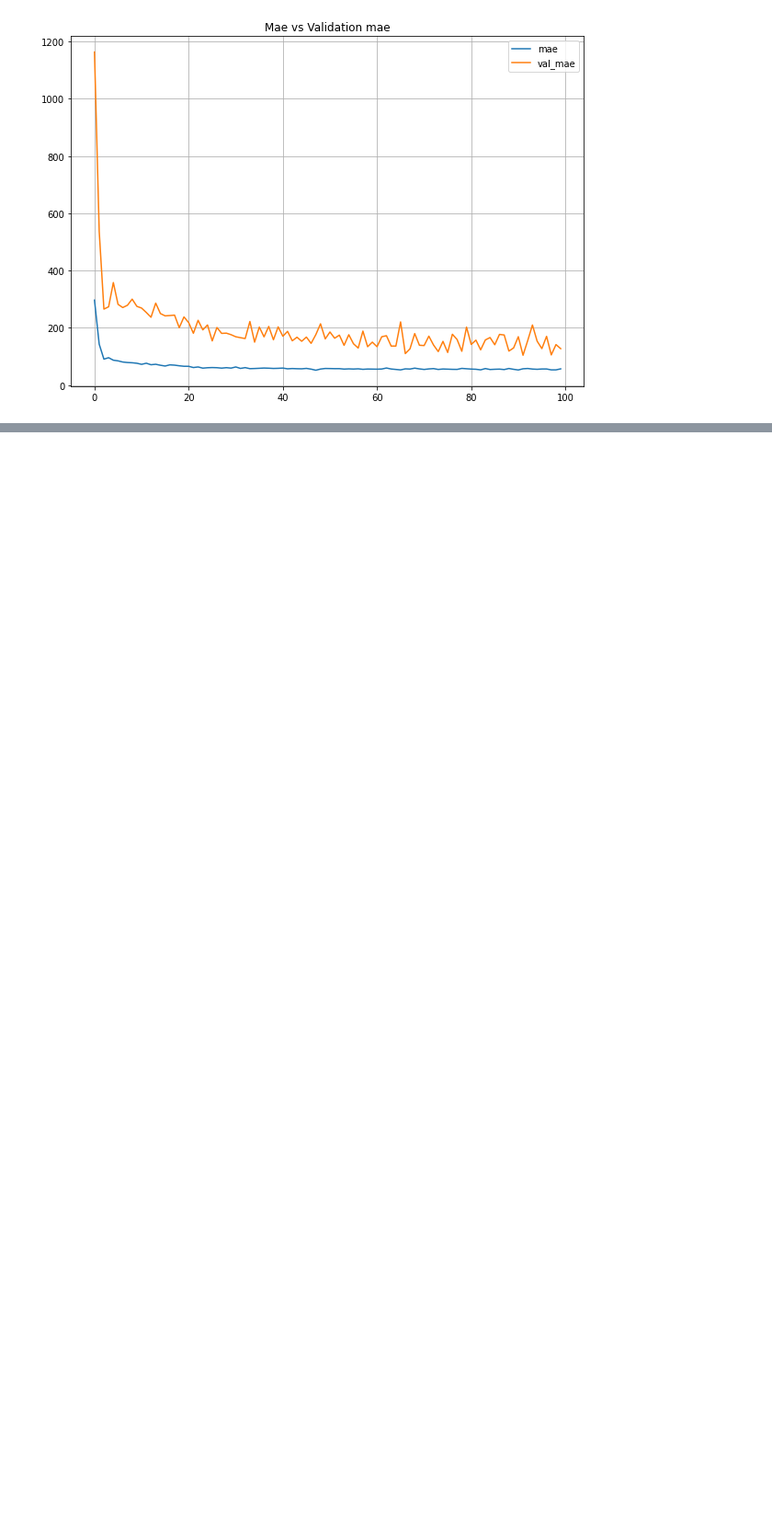
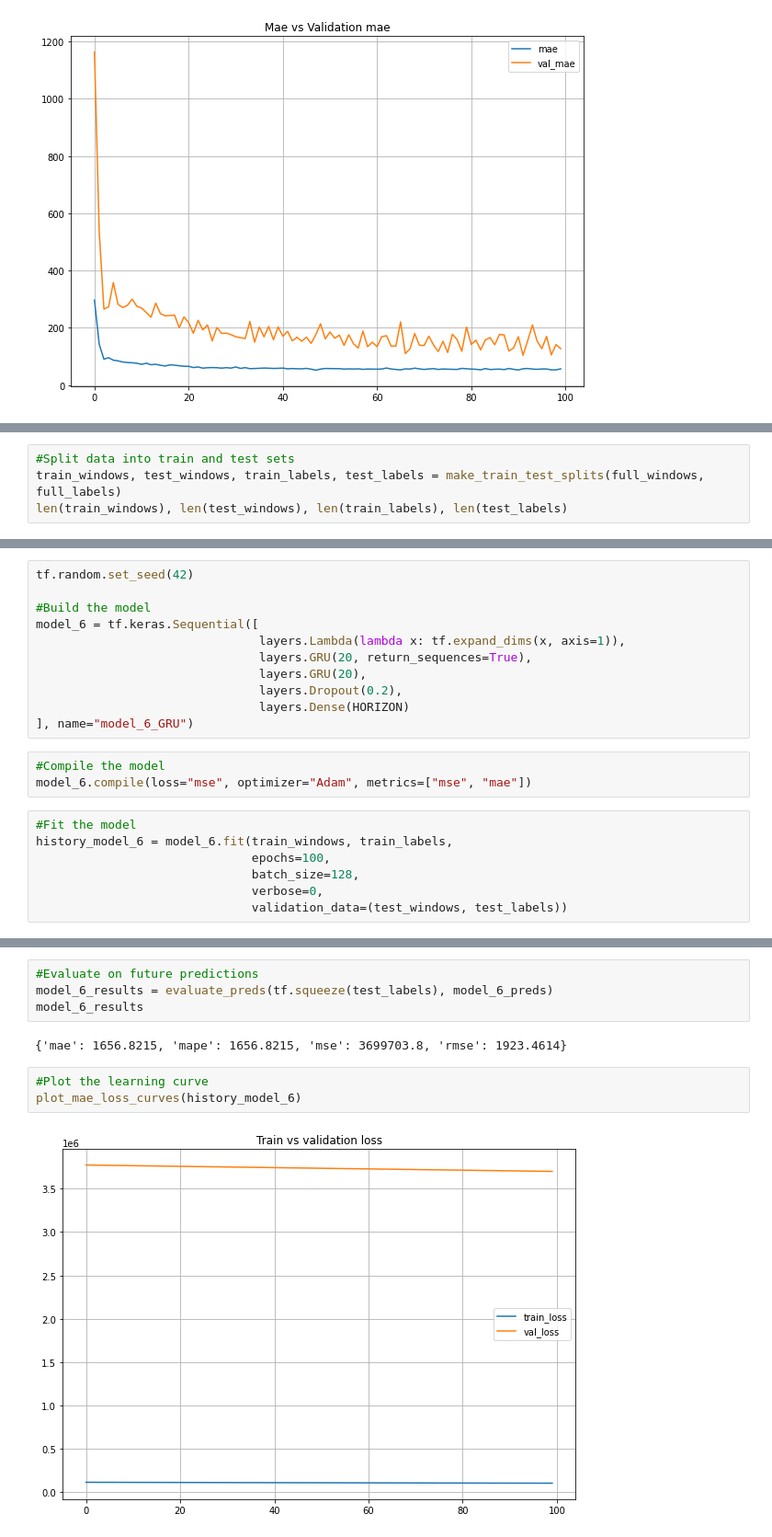
Before and after one commit to schauppi/Udemy_TensorFlow_Developer, a Jupyter notebook: Exam_preparation/Time_series_forecasting_eth_price.ipynb, the cells around one changed output, grey strips where cells are left out. Shown at 92% size. Drawn from its saved outputs; the diff is of its cells as text; blank space fills up the shorter version.

```diff
--- a/Exam_preparation/Time_series_forecasting_eth_price.ipynb
+++ b/Exam_preparation/Time_series_forecasting_eth_price.ipynb
@@ -633,0 +647,4 @@ plot_mae_loss_curves(history_model_5)
+# %%
+#Split data into train and test sets
+train_windows, test_windows, train_labels, test_labels = make_train_test_splits(full_windows, full_labels)
+len(train_windows), len(test_windows), len(train_labels), len(test_labels)
@@ -633,0 +653,21 @@ plot_mae_loss_curves(history_model_5)
+# %%
+tf.random.set_seed(42)
+
+#Build the model
+model_6 = tf.keras.Sequential([
+                               layers.Lambda(lambda x: tf.expand_dims(x, axis=1)),
+                               layers.GRU(20, return_sequences=True),
+                               layers.GRU(20),
+                               layers.Dropout(0.2),
+                               layers.Dense(HORIZON)
+], name="model_6_GRU")
+# %%
+#Compile the model
+model_6.compile(loss="mse", optimizer="Adam", metrics=["mse", "mae"])
+# %%
+#Fit the model
+history_model_6 = model_6.fit(train_windows, train_labels,
+                              epochs=100,
+                              batch_size=128,
+                              verbose=0,
+                              validation_data=(test_windows, test_labels))
@@ -633,0 +683,11 @@ plot_mae_loss_curves(history_model_5)
+# %%
+#Evaluate on future predictions
+model_6_results = evaluate_preds(tf.squeeze(test_labels), model_6_preds)
+model_6_results
+# %% [output]
+{'mae': 1656.8215, 'mape': 1656.8215, 'mse': 3699703.8, 'rmse': 1923.4614}
+# %%
+#Plot the learning curve
+plot_mae_loss_curves(history_model_6)
+# %% [output]
+[figure, added]
```
Also changed, not shown: parts of 53 cells of this notebook.
